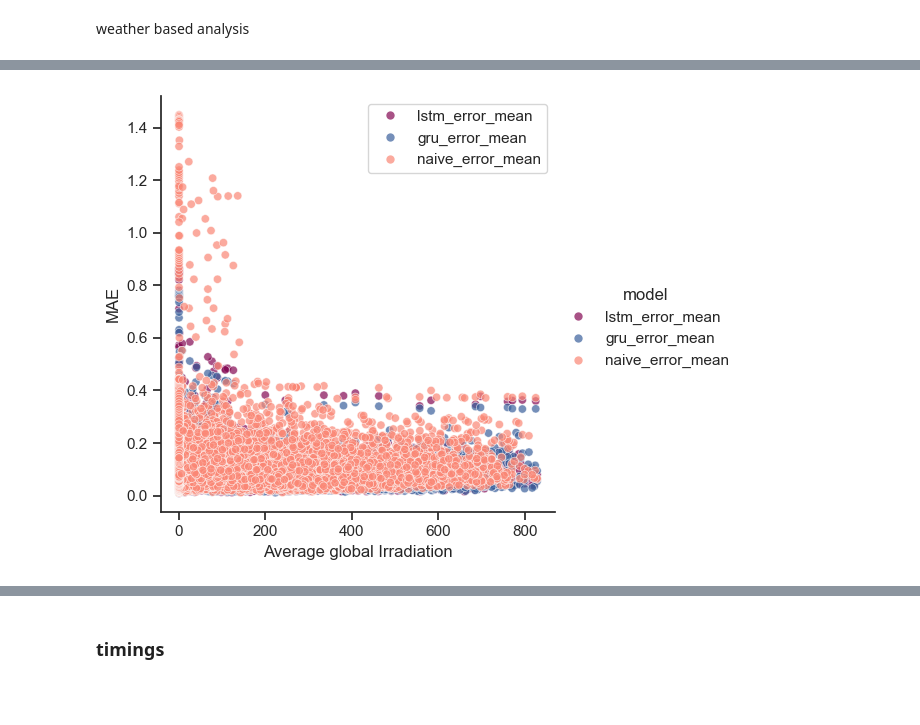
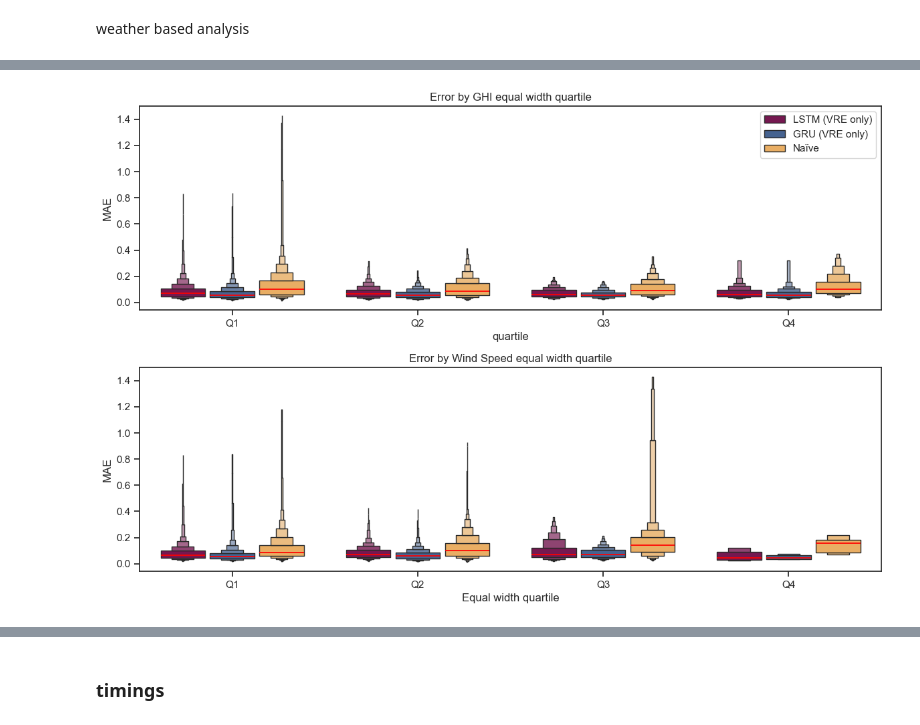
Before and after one commit to valentin-17/epf, a Jupyter notebook: notebooks/other_data_viz.ipynb, the cells around one changed output, grey strips where cells are left out. Cells and saved outputs as stored; diff of their text form; code cells hidden in the pictures; blank space fills up the shorter version.

```diff
--- a/notebooks/other_data_viz.ipynb
+++ b/notebooks/other_data_viz.ipynb
@@ -357,10 +268,10 @@ import matplotlib.pyplot as plt
 import seaborn as sns
 import numpy as np
 
-with open("../models/lstm_vre.pkl", "rb") as f:
+with open("../models/lstm_vre_sl.pkl", "rb") as f:
     lstm_model_obj = pkl.load(f)
 
-with open("../models/gru_vre.pkl", "rb") as f:
+with open("../models/gru_vre_sl.pkl", "rb") as f:
     gru_model_obj = pkl.load(f)
 
 lstm_preds, lstm_trues = predict_with_timestamps(lstm_model_obj)
@@ -600,8 +511,8 @@ weather based analysis
 # %%
 ghi = pd.read_csv("../data/raw/de_global_horizontal_irradiation_2024.csv", skiprows=6, parse_dates=True, index_col=1)
 ws = pd.read_csv("../data/raw/de_wind_speed_100_2024.csv", skiprows=6, parse_dates=True, index_col=1)
-ghi_avg = ghi.pivot(columns='location_id', values='shortwave_radiation (W/m²)').mean(axis=1).rename('ghi_avg')
-ws_avg = ws.pivot(columns='location_id', values='wind_speed_100m (km/h)').mean(axis=1).rename('ws_avg')
+ghi_avg = ghi.pivot(columns='location_id', values='shortwave_radiation (W/m²)').mean(axis=1).rename('ghi_avg').round(-1)
+ws_avg = ws.pivot(columns='location_id', values='wind_speed_100m (km/h)').mean(axis=1).rename('ws_avg').round(0)
 weather_df = pd.concat([ghi_avg, ws_avg], axis=1)
 # %%
 extended_df = df.join(weather_df, how='inner')
@@ -621 +533,4 @@ extended_df = df.join(weather_df, how='inner')
 8730 rows × 86 columns
+# %%
+extended_df['ghi_avg_quartile'] = pd.cut(extended_df['ghi_avg'], bins=4, labels=['Q1', 'Q2', 'Q3', 'Q4'], duplicates='drop', precision=4, include_lowest=True)
+extended_df['ws_avg_quartile'] = pd.cut(extended_df['ws_avg'], bins=4, labels=['Q1', 'Q2', 'Q3', 'Q4'], duplicates='drop', precision=4, include_lowest=True)
@@ -622,27 +588,60 @@ extended_df = df.join(weather_df, how='inner')
 # %%
+from itertools import cycle
+from matplotlib.patches import Polygon
+import seaborn as sns
+import matplotlib.pyplot as plt
+import matplotlib.colors as mcolors
+
 sns.set_style('ticks')
 
-plt.figure(figsize=(12, 4))
-
-models = ['lstm_error_mean', 'gru_error_mean', 'naive_error_mean']
-
 palette = {
-    'lstm_error_mean': COLORS['magenta'],
-    'gru_error_mean': COLORS['blue'],
-    'naive_error_mean': COLORS['light_orange'],
+    'LSTM (VRE only)': COLORS['magenta'],
+    'GRU (VRE only)': COLORS['blue'],
+    'Naïve': COLORS['orange']
 }
 
-melted = extended_df.melt(
-    id_vars=['ghi_avg', 'ws_avg'],
-    value_vars=models,
-    var_name='model',
-    value_name='error'
-)
+def color_boxen_artists(ax, palette, alpha_fill=0.4, alpha_edge=1.0):
+    # cycle through your palette so every box (quartile×model) gets the right color
+    colors = cycle(palette.values())
+    for artist in ax.artists:
+        base_color = next(colors)
+        # set face and edge separately
+        print(artist)
+        artist.set_facecolor(mcolors.to_rgba(base_color, alpha_fill))
+        artist.set_edgecolor(mcolors.to_rgba(base_color, alpha_edge))
+        artist.set_linewidth(1)
 
-sns.relplot(data=melted, x='ghi_avg', y='error', hue='model', palette=palette, alpha=0.7)
+fig, axes = plt.subplots(2, 1, figsize=(12, 8))
 
-plt.xlabel("Average global Irradiation")
-plt.ylabel("MAE")
-plt.legend()
-plt.show()
+# GHI
+df_ghi = df_weather_plot[df_weather_plot['weather_measure'] == 'ghi_avg']
+sns.boxenplot(ax=axes[0],
+              data=df_ghi,
+              x='quartile', y='error', hue='model',
+              dodge=True, gap=0.1, showfliers=False, palette=palette, linewidth=1, line_kws={'color': 'red'})
+
+# change edgecolors
+color_boxen_artists(axes[0], palette)
+
+axes[0].set_title('Error by GHI equal width quartile')
+axes[0].set_ylabel('MAE')
+
+# WS
+df_ws = df_weather_plot[df_weather_plot['weather_measure'] == 'ws_avg']
+sns.boxenplot(ax=axes[1],
+              data=df_ws,
+              x='quartile', y='error', hue='model',
+              dodge=True, gap=0.1, showfliers=False, palette=palette, linewidth=1, line_kws={'color': 'red'})
+# change edgecolors
+color_boxen_artists(axes[1], palette)
+
+axes[1].set_title('Error by Wind Speed equal width quartile')
+axes[1].set_ylabel('MAE')
+axes[1].set_xlabel('Equal width quartile')
+
+axes[0].legend(loc='upper right')
+axes[1].legend().remove()
+plt.tight_layout()
+
+plt.savefig('../reports/figures/error_distribution_by_weather_measure_binned_single_layer.pdf', dpi=300, bbox_inches='tight')
 # %% [output]
@@ -650 +648 @@ plt.show()
-[figure, old version]
+[figure, new version]
```
Also changed, not shown: parts of 10 cells of this notebook, 14 other files.
